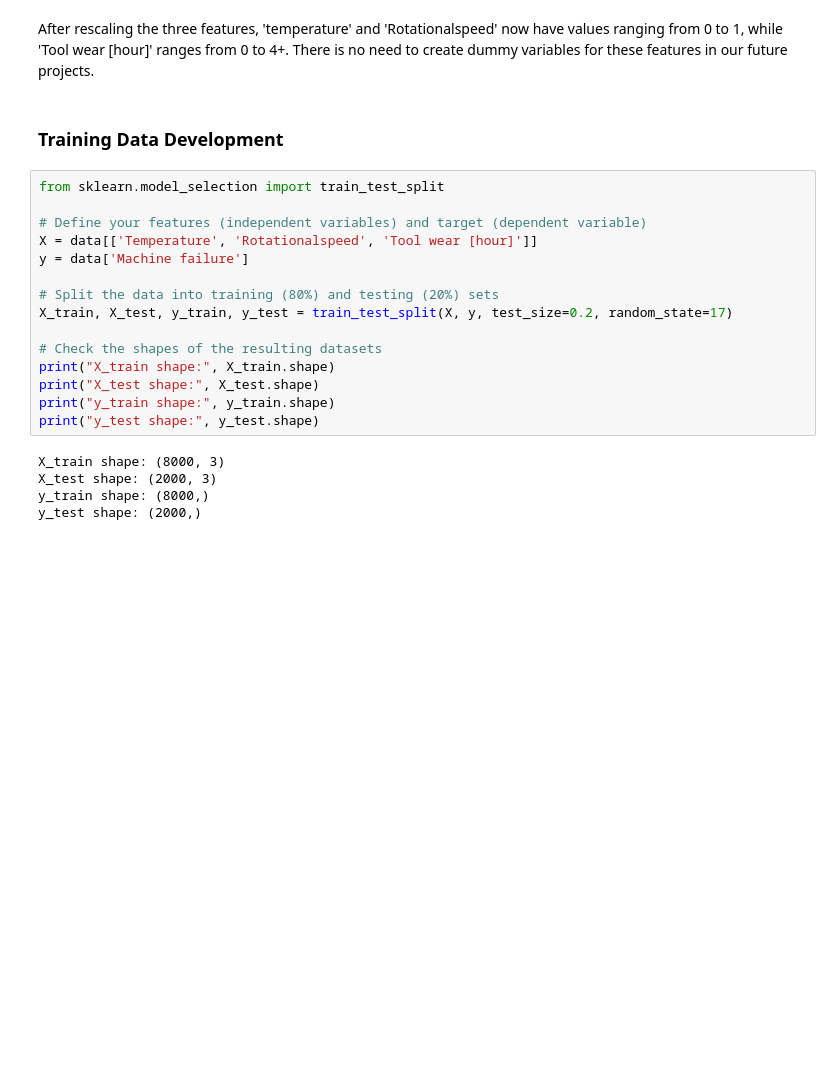
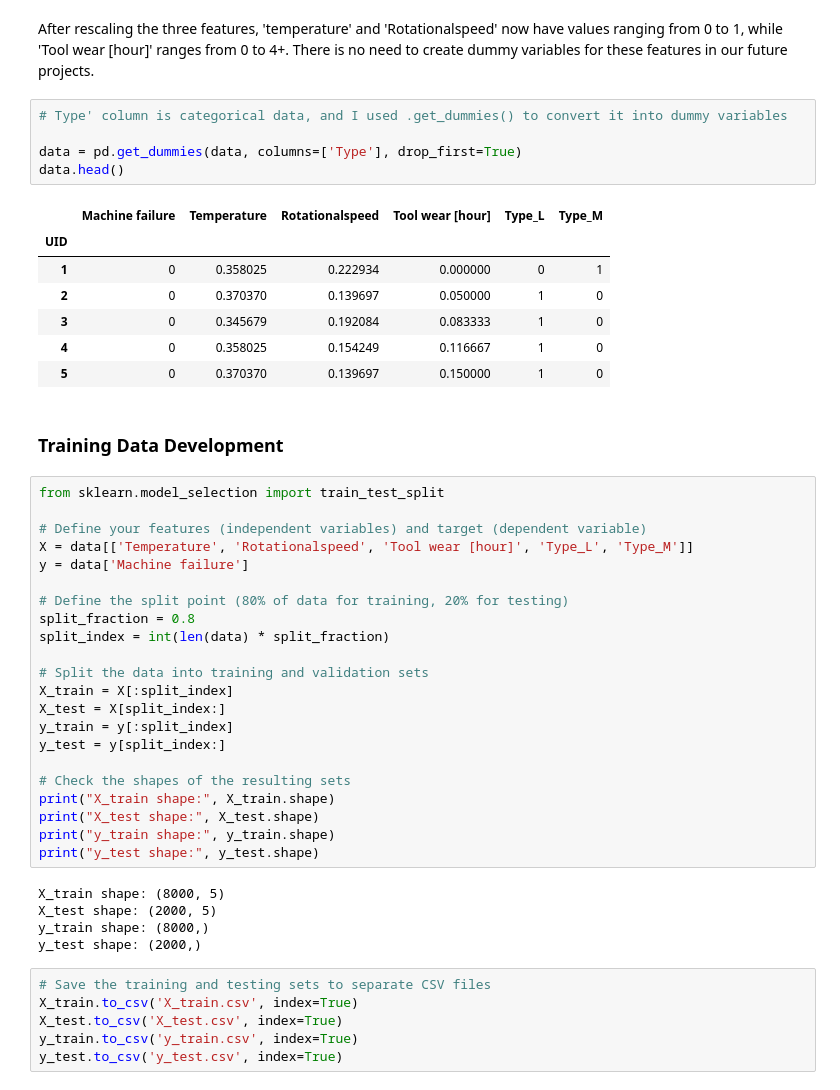
Before and after one commit to dallenwill/MachinePredictiveMaintenance, a Jupyter notebook: MPM_03_Pre-processing&TrainingDataDevelopment.ipynb, the cells around one changed output. Saved outputs shown, nothing was run; the diff lists cells and outputs as text; blank space fills up the shorter version.

```diff
--- a/Pre-processing&TrainingDataDevelopment.ipynb
+++ b/MPM_03_Pre-processing&TrainingDataDevelopment.ipynb
@@ -105,25 +105,51 @@ plt.show()
 [figure]
 # %% [markdown]
 After rescaling the three features, 'temperature' and 'Rotationalspeed' now have values ranging from 0 to 1, while 'Tool wear [hour]' ranges from 0 to 4+. There is no need to create dummy variables for these features in our future projects.
+# %%
+# Type' column is categorical data, and I used .get_dummies() to convert it into dummy variables
+
+data = pd.get_dummies(data, columns=['Type'], drop_first=True)
+data.head()
+# %% [output]
+|  | Machine failure | Temperature | Rotationalspeed | Tool wear [hour] | Type_L | Type_M |
+| UID |  |  |  |  |  |  |
+| 1 | 0 | 0.358025 | 0.222934 | 0.000000 | 0 | 1 |
+| 2 | 0 | 0.370370 | 0.139697 | 0.050000 | 1 | 0 |
+| 3 | 0 | 0.345679 | 0.192084 | 0.083333 | 1 | 0 |
+| 4 | 0 | 0.358025 | 0.154249 | 0.116667 | 1 | 0 |
+| 5 | 0 | 0.370370 | 0.139697 | 0.150000 | 1 | 0 |
 # %% [markdown]
 ### Training Data Development
 # %%
 from sklearn.model_selection import train_test_split
 
 # Define your features (independent variables) and target (dependent variable)
-X = data[['Temperature', 'Rotationalspeed', 'Tool wear [hour]']]
+X = data[['Temperature', 'Rotationalspeed', 'Tool wear [hour]', 'Type_L', 'Type_M']]
 y = data['Machine failure']
 
-# Split the data into training (80%) and testing (20%) sets
-X_train, X_test, y_train, y_test = train_test_split(X, y, test_size=0.2, random_state=17)
+# Define the split point (80% of data for training, 20% for testing)
+split_fraction = 0.8
+split_index = int(len(data) * split_fraction)
 
-# Check the shapes of the resulting datasets
+# Split the data into training and validation sets
+X_train = X[:split_index]
+X_test = X[split_index:]
+y_train = y[:split_index]
+y_test = y[split_index:]
+
+# Check the shapes of the resulting sets
 print("X_train shape:", X_train.shape)
 print("X_test shape:", X_test.shape)
 print("y_train shape:", y_train.shape)
 print("y_test shape:", y_test.shape)
 # %% [output]
-X_train shape: (8000, 3)
-X_test shape: (2000, 3)
+X_train shape: (8000, 5)
+X_test shape: (2000, 5)
 y_train shape: (8000,)
 y_test shape: (2000,)
+# %%
+# Save the training and testing sets to separate CSV files
+X_train.to_csv('X_train.csv', index=True)
+X_test.to_csv('X_test.csv', index=True)
+y_train.to_csv('y_train.csv', index=True)
+y_test.to_csv('y_test.csv', index=True)
```
Also changed, not shown: parts of 3 cells of this notebook, 11 other files.
